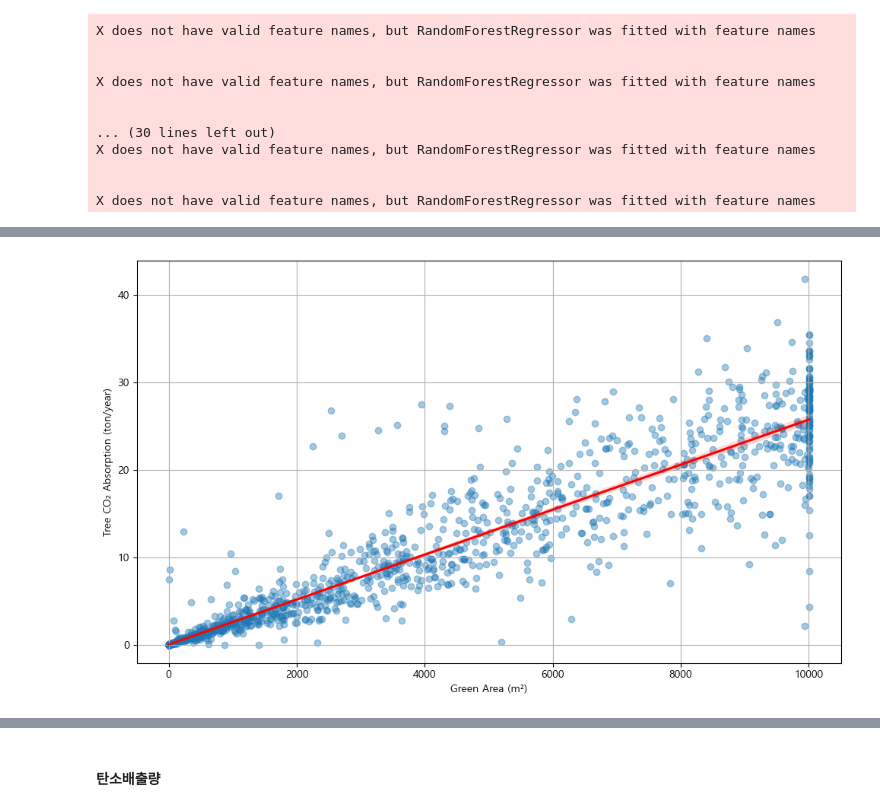
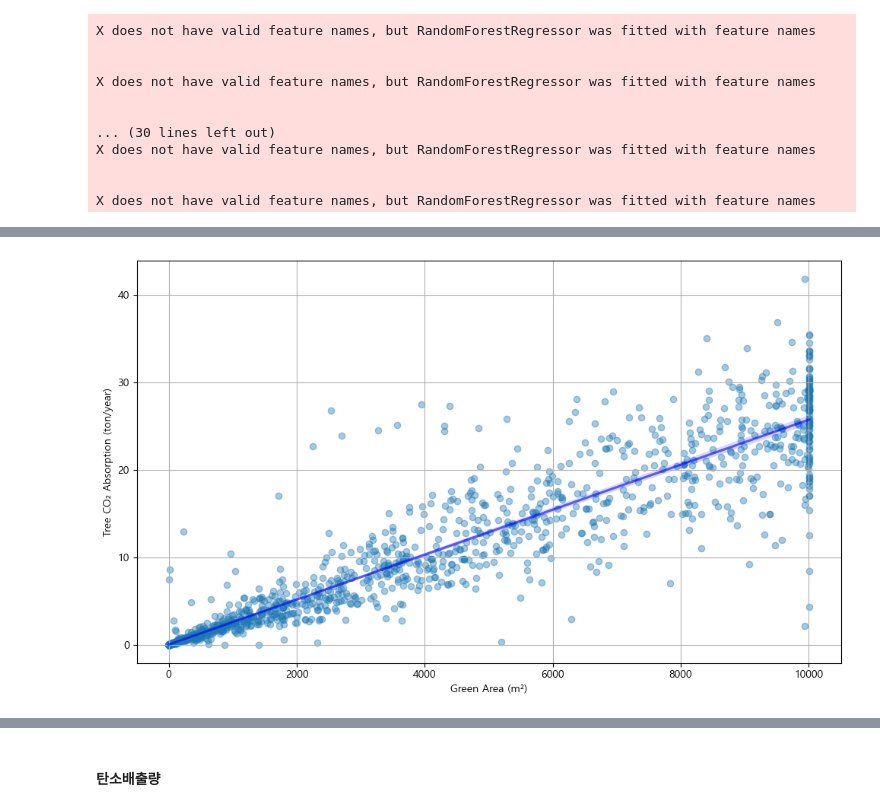
Before and after one commit to DDalaDDula/Forecasting_Carbon_Emissions_in_New_Towns_and_Analyzing_the_Carbon_Reduction_Impact_of_Future_Mobili, a Jupyter notebook: (1)분석대상지.ipynb, the cells around one changed output, grey strips where cells are left out. Cells and saved outputs as stored; diff of their text form; code cells hidden in the pictures.

```diff
--- a/(1)분석대상지.ipynb
+++ b/(1)분석대상지.ipynb
@@ -362,8 +371,6 @@ grid_analyze.columns = [
     col.replace('properties.', '') if col.startswith('properties.') else col
     for col in grid_analyze.columns
 ]
-
-grid_analyze = grid_analyze.drop_duplicates(subset='gid', keep='first')
 
 # 격자와 도시공간의 공간 교차
 grid_analyze = gpd.sjoin(grid_analyze, merged_area_gdf, how='inner', predicate='intersects')
@@ -600,8 +583,22 @@ floating_pop = floating_pop.rename(columns={'총합': '유동인구'})
 grid_result = pd.merge(grid_result, floating_pop[['gid', '유동인구']], on='gid', how='left')
 
 # gid와 geometry 기준으로 groupby하고 거주인구 합산
-grid_result = grid_result.groupby(['구분', 'gid', 'geometry'], as_index=False)[['거주인구', '유동인구']].sum()
+agg_dict = {
+    '공동주택': 'mean',
+    '상업': 'mean',
+    '산업': 'mean',
+    '공원': 'mean',
+    '녹지': 'mean',
+    '단독주택': 'mean',
+    '도로': 'mean',
+    '하천': 'mean',
+    '기타': 'mean',
+    '거주인구': 'mean',
+    '유동인구': 'sum'
+}
+grid_result = grid_result.groupby(['구분', 'gid', 'geometry'], as_index=False).agg(agg_dict)
 grid_result = gpd.GeoDataFrame(grid_result, geometry='geometry')
+grid_result['유동인구'] = np.log1p(grid_result['유동인구'])
 # %% [output]
 '+init=<authority>:<code>' syntax is deprecated. '<authority>:<code>' is the preferred initialization method. When making the change, be mindful of axis order changes: https://pyproj4.github.io/pyproj ...
 
@@ -758,7 +749,7 @@ def plot_separated_density_map(data, kde, top_points, region_name, lon_col='lon'
     grid_coords = np.vstack([X.ravel(), Y.ravel()])
     Z = kde(grid_coords).reshape(X.shape)
 
-    plt.figure(figsize=(8, 6))
+    plt.figure(figsize=(10, 8), facecolor='#f4f3f3')
     plt.scatter(data[lon_col], data[lat_col], c='blue', alpha=0.3, label='Points')
     plt.contourf(X, Y, Z, levels=20, cmap='viridis', alpha=0.6)
     plt.scatter(top_points[lon_col], top_points[lat_col], color='red', label='Top Density Points')
@@ -767,7 +758,7 @@ def plot_separated_density_map(data, kde, top_points, region_name, lon_col='lon'
     plt.xlabel('Longitude')
     plt.ylabel('Latitude')
     plt.legend()
-    plt.grid(True)
+    plt.grid(False)
     plt.tight_layout()
     plt.show()
 
@@ -885,28 +923,17 @@ rename_dict = {
 
 # 열 이름 변경
 city_pot.rename(columns=rename_dict, inplace=True)
-city_pot = city_pot[['gbn', '기개발지 접근', '시군구청 접근', '공공편의시설 접근', '고속도로IC 접근',
-       '간선도로 접근', '철도역사 접근', '여객터미널 접근', '피복분류',
-       '지가경쟁력', '지가수준', 'geometry']]
+city_pot = city_pot[['gbn','지가경쟁력', 'geometry']]
 
 joined = gpd.sjoin(city_pot, grid_analyze[['gid', 'geometry']], how='inner', predicate='within')
 
 # 각 지표별로 집계 방식 지정
 agg_dict = {
-    '기개발지 접근': 'mean',
-    '시군구청 접근': 'mean',
-    '공공편의시설 접근': 'mean',
-    '고속도로IC 접근': 'mean',
-    '간선도로 접근': 'mean',
-    '철도역사 접근': 'mean',
-    '여객터미널 접근': 'mean',
-    '피복분류': 'mean',
     '지가경쟁력': 'mean',
-    '지가수준': 'mean',
 }
 
 # 집계 수행
 agg_df = joined.groupby('gid').agg(agg_dict).reset_index()
 
 # 4. 집계 결과를 grid_analyze에 병합
-grid_result = grid_result.merge(agg_df, on='gid', how='left')
+grid_result = grid_result.merge(agg_df, on='gid', how='left').fillna(0)
@@ -1178,20 +1220,23 @@ grid_result.drop(columns=['x', 'y'], inplace=True)
 # %%
 import seaborn as sns
+import matplotlib.pyplot as plt
 
 # 시각화
 plt.figure(figsize=(10, 6))
 sns.regplot(
     data=grid_result,
     x='녹지면적',
     y='탄소흡수량',
-    line_kws={"color": "red"},   # 회귀선 색상
-    scatter_kws={"alpha": 0.4}   # 산점도 투명도
+    line_kws={"alpha": 0.6, "color": 'blue'},   # 회귀선 색상
+    scatter_kws={"alpha": 0.4},   # 산점도 투명도
+    ci=95,                       # 신뢰 구간을 95%로 설정
+    color='#1f78b4',                 # 신뢰 구간 색상 설정
 )
 
 plt.xlabel('Green Area (m²)')
 plt.ylabel('Tree CO₂ Absorption (ton/year)')
 plt.grid(True)
 plt.tight_layout()
 plt.show()
 # %% [output]
-[figure, old version]
+[figure, new version]
```
Also changed, not shown: parts of 59 cells of this notebook, 15 other files.
